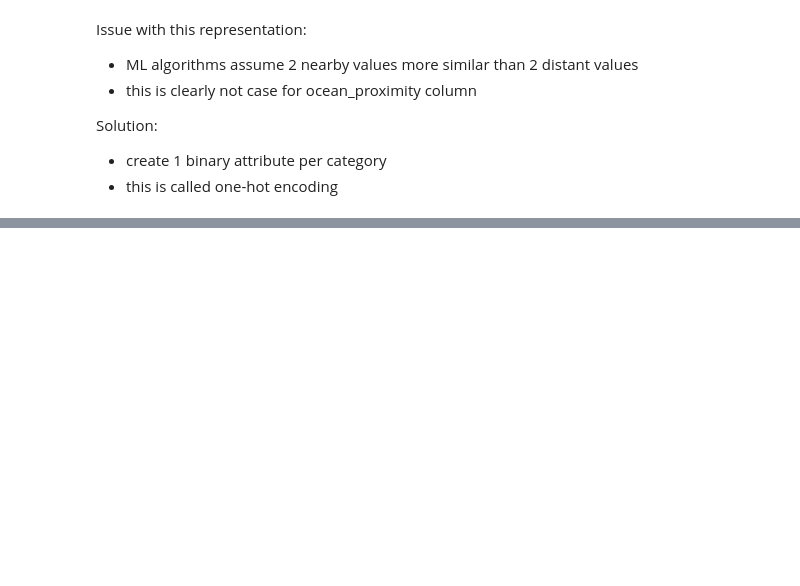
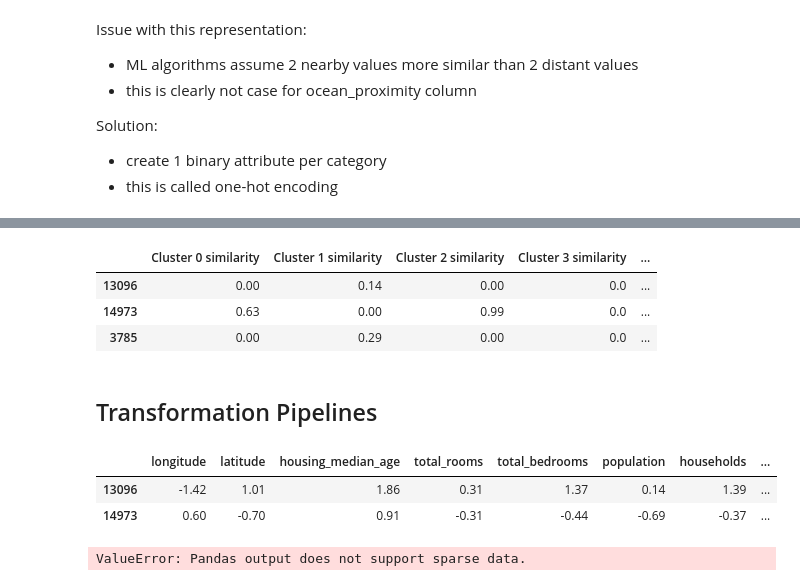
Before and after one commit to RNavs-44/Machine_Learning_Projects, a Jupyter notebook: California_Housing_Project.ipynb, the cells around one changed output, grey strips where cells are left out. Drawn from its saved outputs; the diff is of its cells as text; code cells hidden in the pictures; blank space fills up the shorter version.

```diff
--- a/California_Housing_Project.ipynb
+++ b/California_Housing_Project.ipynb
@@ -440,0 +697,9 @@ housing_cat_1hot
+# %%
+similarities[:3].round(2)
+# %% [output]
+|  | Cluster 0 similarity | Cluster 1 similarity | Cluster 2 similarity | Cluster 3 similarity | ... |
+| 13096 | 0.00 | 0.14 | 0.00 | 0.0 | ... |
+| 14973 | 0.63 | 0.00 | 0.99 | 0.0 | ... |
+| 3785 | 0.00 | 0.29 | 0.00 | 0.0 | ... |
+# %% [markdown]
+## Transformation Pipelines
@@ -440,0 +716,15 @@ housing_cat_1hot
+# %%
+from sklearn.pipeline import make_pipeline
+
+# if you don't want to name transfomers you can use make_pipeline() function
+num_pipeline = make_pipeline(SimpleImputer(strategy="median"), StandardScaler())
+# %%
+# when you call pipeline fit() method it calls fit_transform() sequentially
+# on all transfomers, passing output of call to parameter to next call, until
+# last estimator for which it calls fit()
+housing_num_prepared = num_pipeline.fit_transform(housing_num)
+housing_num_prepared[:2].round(2)
+# %% [output]
+|  | longitude | latitude | housing_median_age | total_rooms | total_bedrooms | population | households | ... |
+| 13096 | -1.42 | 1.01 | 1.86 | 0.31 | 1.37 | 0.14 | 1.39 | ... |
+| 14973 | 0.60 | -0.70 | 0.91 | -0.31 | -0.44 | -0.69 | -0.37 | ... |
@@ -440,0 +757,4 @@ housing_cat_1hot
+# %%
+housing_prepared = preprocessing.fit_transform(housing)
+# %% [output]
+ValueError: Pandas output does not support sparse data.
```
Also changed, not shown: parts of 49 cells of this notebook.
